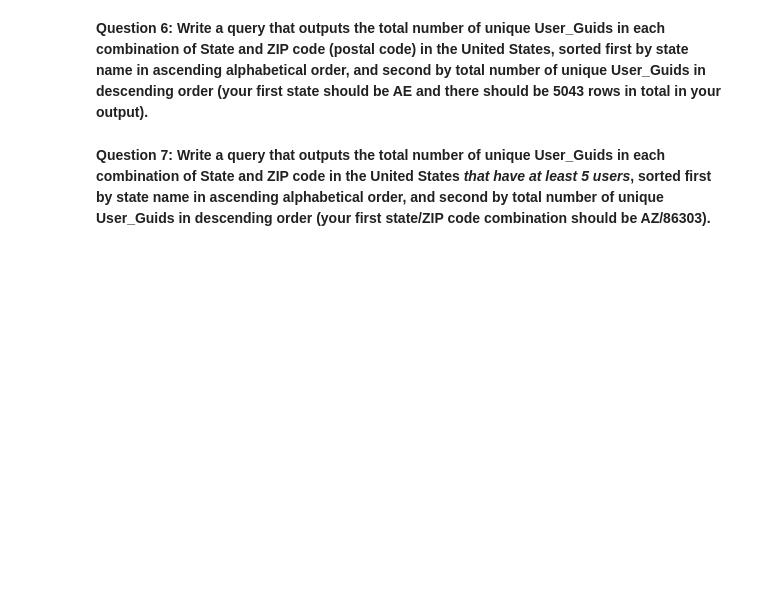
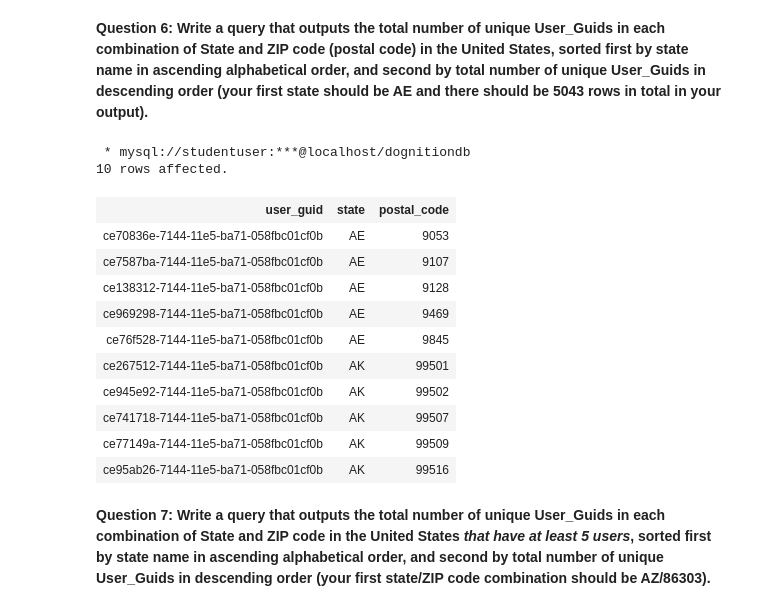
Before and after one commit to Renatochaz/SQL-for-Big-Data, a Jupyter notebook: MySQL_exercises/MySQL_Exercise_05_Summaries_of_Groups_of_Data.ipynb, the cells around one changed output. Saved outputs shown, nothing was run; the diff lists cells and outputs as text; code cells hidden in the pictures; blank space fills up the shorter version.

```diff
--- a/MySQL_exercises/MySQL_Exercise_05_Summaries_of_Groups_of_Data.ipynb
+++ b/MySQL_exercises/MySQL_Exercise_05_Summaries_of_Groups_of_Data.ipynb
@@ -139,4 +298,25 @@ We will review several issues that can be tricky about using GROUP BY in your qu
 # %% [markdown]
 **Question 6: Write a query that outputs the total number of unique User_Guids in each combination of State and ZIP code (postal code) in the United States, sorted first by state name in ascending alphabetical order, and second by total number of unique User_Guids in descending order (your first state should be AE and there should be 5043 rows in total in your output).**
+# %%
+%%sql
+SELECT user_guid, state, zip as postal_code
+FROM users
+WHERE country = 'US'
+GROUP BY state, zip
+ORDER BY state ASC LIMIT 10;
+# %% [output]
+ * mysql://studentuser:***@localhost/dognitiondb
+10 rows affected.
+| user_guid | state | postal_code |
+| ce70836e-7144-11e5-ba71-058fbc01cf0b | AE | 9053 |
+| ce7587ba-7144-11e5-ba71-058fbc01cf0b | AE | 9107 |
+| ce138312-7144-11e5-ba71-058fbc01cf0b | AE | 9128 |
+| ce969298-7144-11e5-ba71-058fbc01cf0b | AE | 9469 |
+| ce76f528-7144-11e5-ba71-058fbc01cf0b | AE | 9845 |
+| ce267512-7144-11e5-ba71-058fbc01cf0b | AK | 99501 |
+| ce945e92-7144-11e5-ba71-058fbc01cf0b | AK | 99502 |
+| ce741718-7144-11e5-ba71-058fbc01cf0b | AK | 99507 |
+| ce77149a-7144-11e5-ba71-058fbc01cf0b | AK | 99509 |
+| ce95ab26-7144-11e5-ba71-058fbc01cf0b | AK | 99516 |
 # %% [markdown]
 **Question 7: Write a query that outputs the total number of unique User_Guids in each combination of State and ZIP code in the United States *that have at least 5 users*, sorted first by state name in ascending alphabetical order, and second by total number of unique User_Guids in descending order (your first state/ZIP code combination should be AZ/86303).**
```
Also changed, not shown: parts of 10 cells of this notebook, 4 other files.
